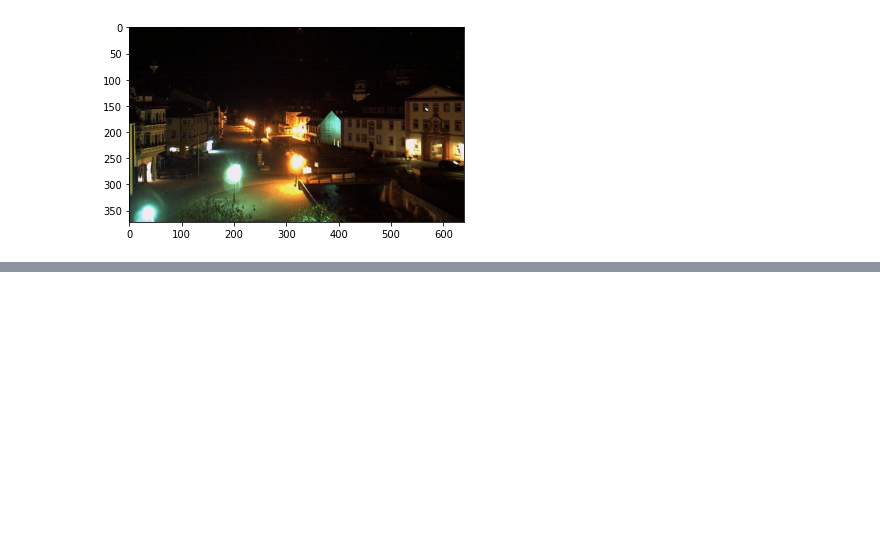
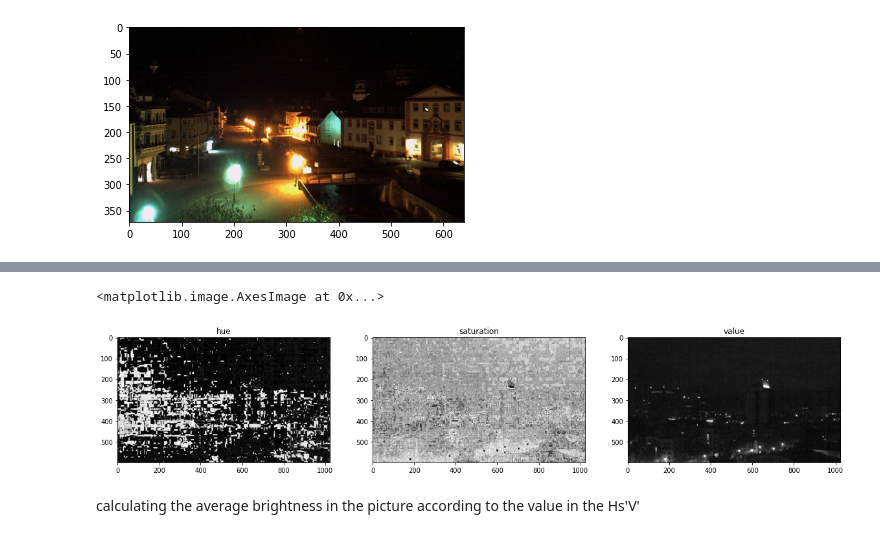
Before and after one commit to prakashr7d/computer_vision, a Jupyter notebook: Day_night_classification.ipynb, the cells around one changed output, grey strips where cells are left out. Drawn from its saved outputs; the diff is of its cells as text; code cells hidden in the pictures; blank space fills up the shorter version.

```diff
--- a/Day_night_classification.ipynb
+++ b/Day_night_classification.ipynb
@@ -44,0 +102,19 @@ plt.imshow(training_images[121][0])
+# %%
+h = hsv_sd_img[140][0][:,:,0]
+s = hsv_sd_img[140][0][:,:,1]
+v = hsv_sd_img[140][0][:,:,2]
+
+f, (ax1,ax2,ax3) = plt.subplots(1,3,figsize=(20,10))
+ax1.set_title('hue')
+ax1.imshow(h, cmap='gray')
+
+ax2.set_title('saturation')
+ax2.imshow(s, cmap='gray')
+
+ax3.set_title('value')
+ax3.imshow(v, cmap='gray')
+# %% [output]
+<matplotlib.image.AxesImage at 0x...>
+[figure, added]
+# %% [markdown]
+calculating the average brightness in the picture according to the value in the Hs'V'
```
Also changed, not shown: parts of 22 cells of this notebook.
